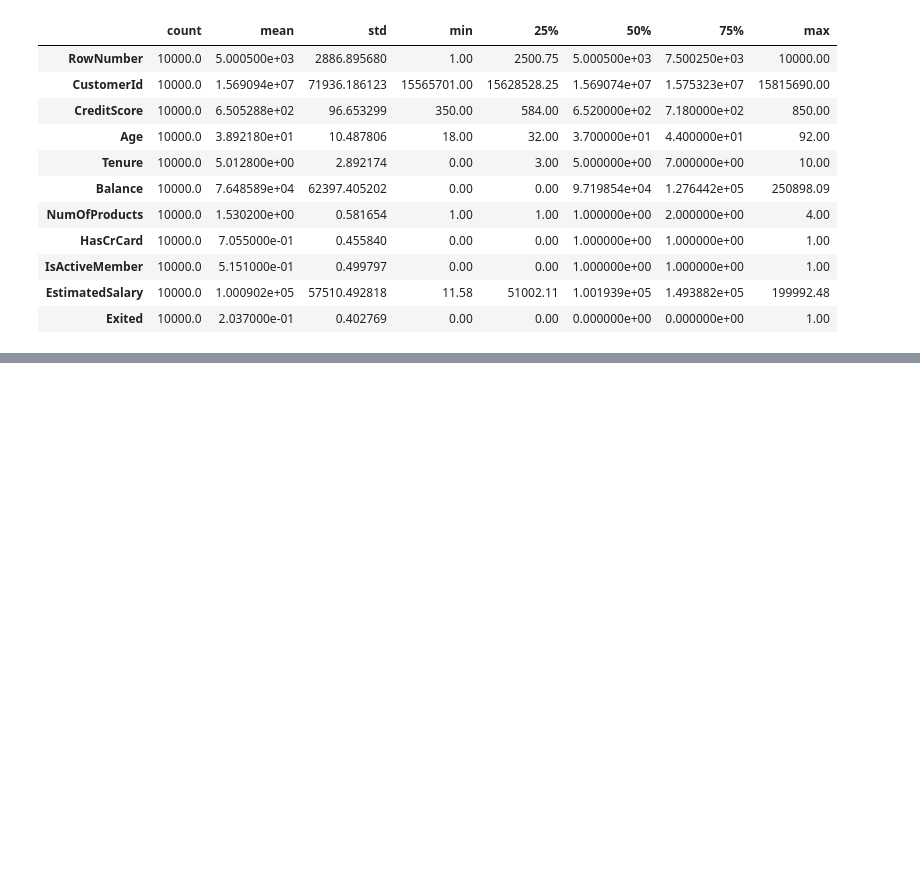
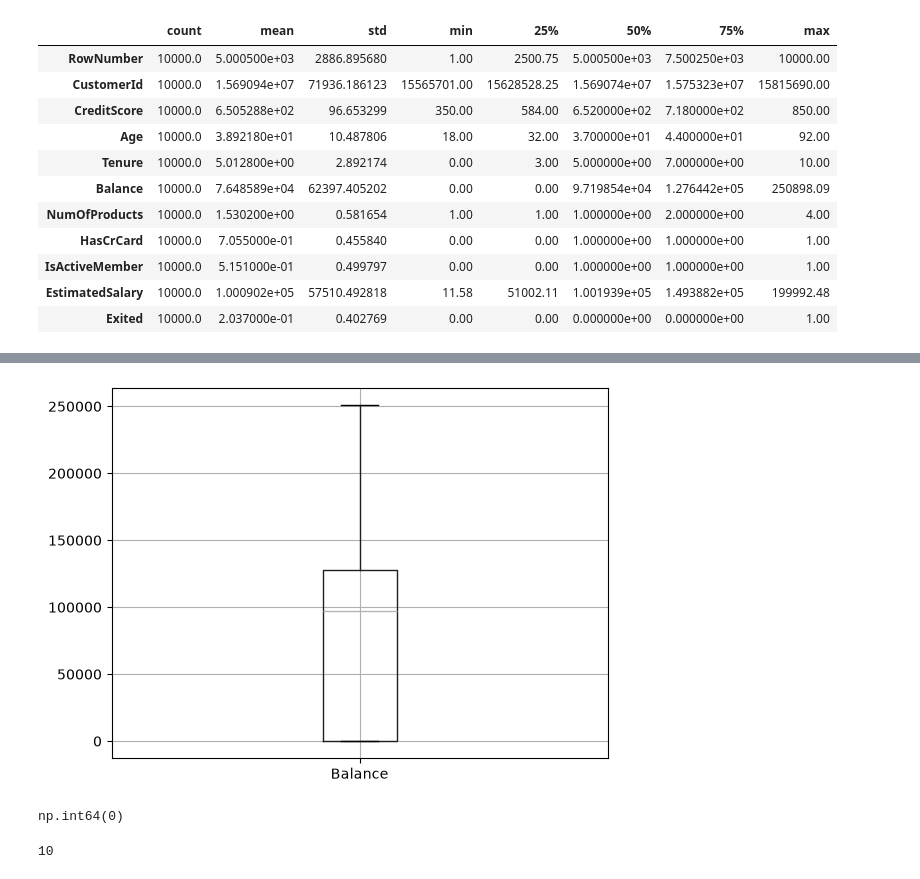
Before and after one commit to Emy-gold/customer-churn-prediction-model, a Jupyter notebook: notebooks/customer_churn_notebook.ipynb, the cells around one changed output, grey strips where cells are left out. Saved outputs shown, nothing was run; the diff lists cells and outputs as text; code cells hidden in the pictures; blank space fills up the shorter version.

```diff
--- a/notebooks/customer_churn_notebook.ipynb
+++ b/notebooks/customer_churn_notebook.ipynb
@@ -124,0 +137,14 @@ df.describe().T
+# %%
+df.boxplot(column='Balance')
+plt.show()
+# %% [output]
+[figure, added]
+# %%
+df.isnull().sum()
+df.duplicated().sum()
+# %% [output]
+np.int64(0)
+# %%
+print(df['Tenure'].max())
+# %% [output]
+10
```
Also changed, not shown: parts of 10 cells of this notebook.
